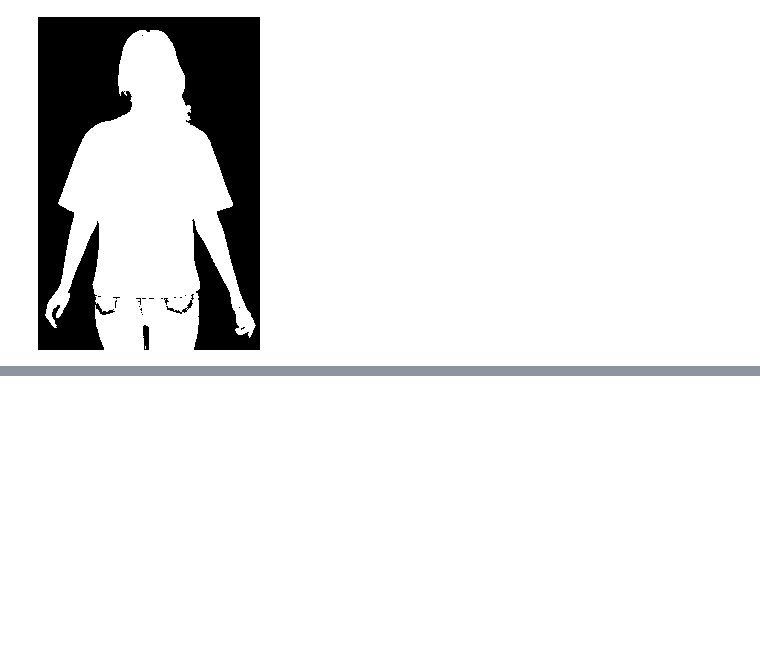
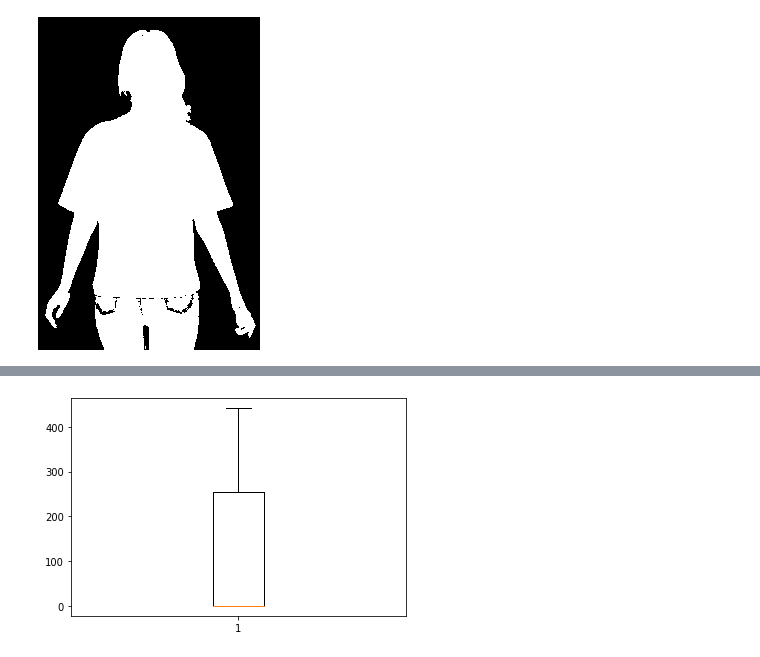
Before and after one commit to svhenrique/pi-opencv-basic, a Jupyter notebook: Untitled0.ipynb, the cells around one changed output, grey strips where cells are left out. Saved outputs shown, nothing was run; the diff lists cells and outputs as text; code cells hidden in the pictures; blank space fills up the shorter version.

```diff
--- a/Untitled0.ipynb
+++ b/Untitled0.ipynb
@@ -423,0 +499,5 @@ cv2_imshow(mask)
+# %%
+plt.boxplot(result)
+plt.show()
+# %% [output]
+[figure, added]
```
Also changed, not shown: parts of 9 cells of this notebook.
